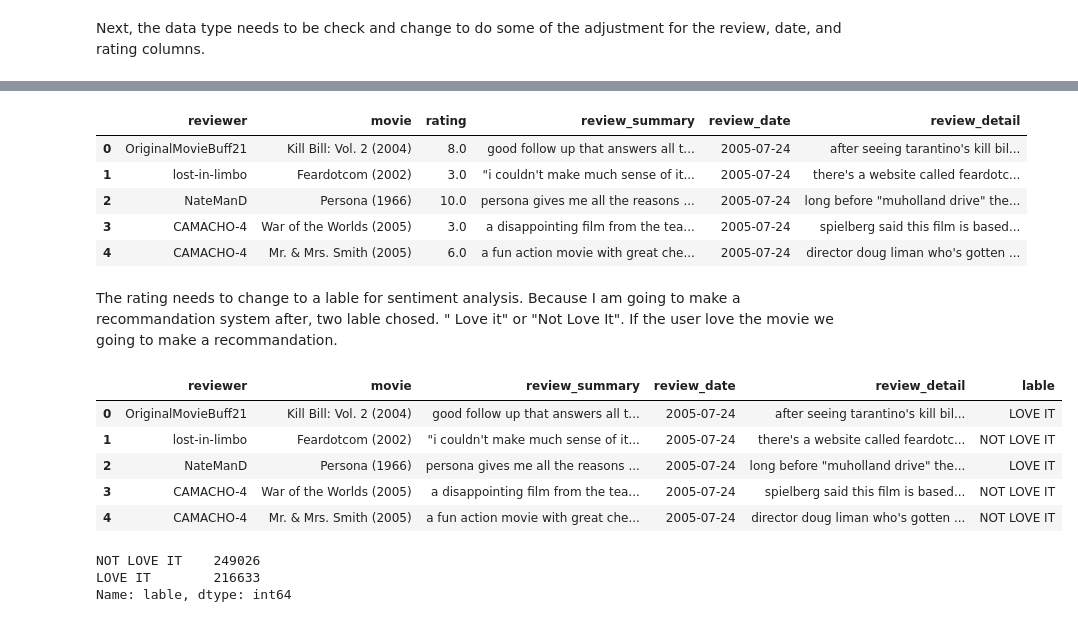
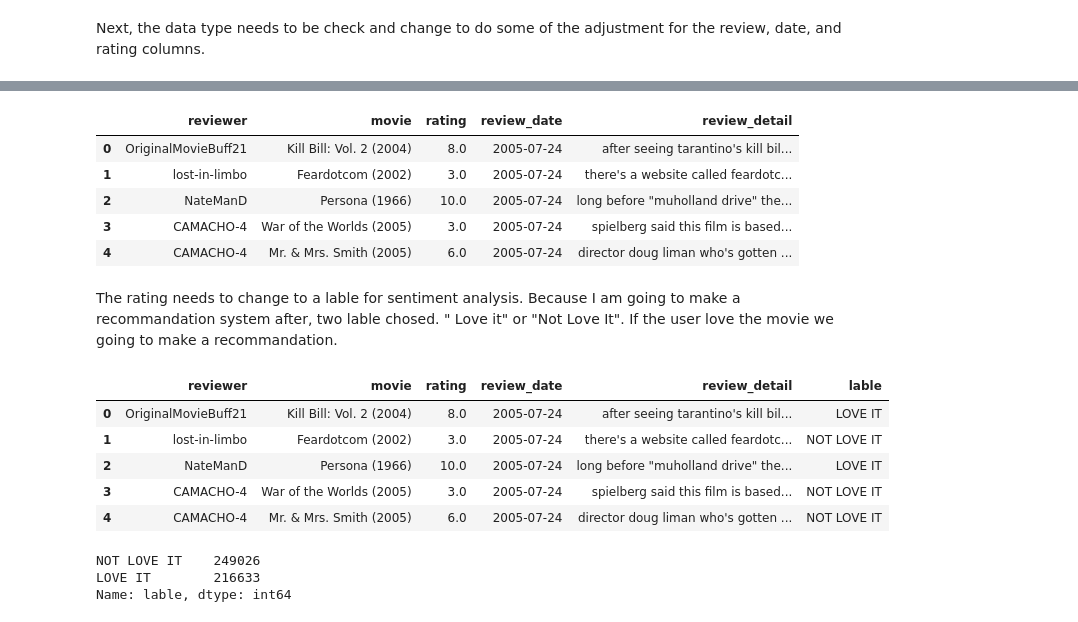
Before and after one commit to AminKafka/Review-Sentiment-Analysis-with-Recommendation-System, a Jupyter notebook: notebooks/01 - Data Wrangling.ipynb, the cells around one changed output, grey strips where cells are left out. Saved outputs shown, nothing was run; the diff lists cells and outputs as text; code cells hidden in the pictures.

```diff
--- a/notebooks/01 - Data Wrangling.ipynb
+++ b/notebooks/01 - Data Wrangling.ipynb
@@ -75,7 +75,7 @@ dtype: object
 Next, the data type needs to be check and change to do some of the adjustment for the review, date, and rating columns.
 # %%
 #Droping the columns that are not related
-review.drop(columns=['review_id','spoiler_tag','helpful'],inplace=True)
+review.drop(columns=['review_id','spoiler_tag','helpful','review_summary'],inplace=True)
 # %%
 review.head()
 # %% [output]
@@ -102,11 +101,9 @@ dtype: object
 # %%
 #Remove the comma and dot from the review
 review.review_detail = review.review_detail.str.replace(',','').replace('.','')
-review.review_summary = review.review_summary.str.replace(',','').replace('.','')
 # %%
 #Makes all the review lowercase
 review.review_detail = review.review_detail.str.lower()
-review.review_summary = review.review_summary.str.lower()
 # %%
 #Change the type of the review date to datetime
 review.review_date = pd.to_datetime(review.review_date)
@@ -123,12 +119,12 @@ dtype: object
 # %%
 review.head()
 # %% [output]
-|  | reviewer | movie | rating | review_summary | review_date | review_detail |
-| 0 | OriginalMovieBuff21 | Kill Bill: Vol. 2 (2004) | 8.0 | good follow up that answers all t... | 2005-07-24 | after seeing tarantino's kill bil... |
-| 1 | lost-in-limbo | Feardotcom (2002) | 3.0 | "i couldn't make much sense of it... | 2005-07-24 | there's a website called feardotc... |
-| 2 | NateManD | Persona (1966) | 10.0 | persona gives me all the reasons ... | 2005-07-24 | long before "muholland drive" the... |
-| 3 | CAMACHO-4 | War of the Worlds (2005) | 3.0 | a disappointing film from the tea... | 2005-07-24 | spielberg said this film is based... |
-| 4 | CAMACHO-4 | Mr. & Mrs. Smith (2005) | 6.0 | a fun action movie with great che... | 2005-07-24 | director doug liman who's gotten ... |
+|  | reviewer | movie | rating | review_date | review_detail |
+| 0 | OriginalMovieBuff21 | Kill Bill: Vol. 2 (2004) | 8.0 | 2005-07-24 | after seeing tarantino's kill bil... |
+| 1 | lost-in-limbo | Feardotcom (2002) | 3.0 | 2005-07-24 | there's a website called feardotc... |
+| 2 | NateManD | Persona (1966) | 10.0 | 2005-07-24 | long before "muholland drive" the... |
+| 3 | CAMACHO-4 | War of the Worlds (2005) | 3.0 | 2005-07-24 | spielberg said this film is based... |
+| 4 | CAMACHO-4 | Mr. & Mrs. Smith (2005) | 6.0 | 2005-07-24 | director doug liman who's gotten ... |
 # %% [markdown]
 The rating needs to change to a lable for sentiment analysis. Because I am going to make a recommandation system after, two lable chosed. " Love it" or "Not Love It". If the user love the movie we going to make a recommandation.
 # %%
@@ -141,15 +137,15 @@ def conditions(review):
 
 review['lable'] = review.apply(conditions, axis=1)
 # %%
-review.drop(columns=['rating'],inplace=True)
+#review.drop(columns=['rating'],inplace=True)
 review.head()
 # %% [output]
-|  | reviewer | movie | review_summary | review_date | review_detail | lable |
-| 0 | OriginalMovieBuff21 | Kill Bill: Vol. 2 (2004) | good follow up that answers all t... | 2005-07-24 | after seeing tarantino's kill bil... | LOVE IT |
-| 1 | lost-in-limbo | Feardotcom (2002) | "i couldn't make much sense of it... | 2005-07-24 | there's a website called feardotc... | NOT LOVE IT |
-| 2 | NateManD | Persona (1966) | persona gives me all the reasons ... | 2005-07-24 | long before "muholland drive" the... | LOVE IT |
-| 3 | CAMACHO-4 | War of the Worlds (2005) | a disappointing film from the tea... | 2005-07-24 | spielberg said this film is based... | NOT LOVE IT |
-| 4 | CAMACHO-4 | Mr. & Mrs. Smith (2005) | a fun action movie with great che... | 2005-07-24 | director doug liman who's gotten ... | NOT LOVE IT |
+|  | reviewer | movie | rating | review_date | review_detail | lable |
+| 0 | OriginalMovieBuff21 | Kill Bill: Vol. 2 (2004) | 8.0 | 2005-07-24 | after seeing tarantino's kill bil... | LOVE IT |
+| 1 | lost-in-limbo | Feardotcom (2002) | 3.0 | 2005-07-24 | there's a website called feardotc... | NOT LOVE IT |
+| 2 | NateManD | Persona (1966) | 10.0 | 2005-07-24 | long before "muholland drive" the... | LOVE IT |
+| 3 | CAMACHO-4 | War of the Worlds (2005) | 3.0 | 2005-07-24 | spielberg said this film is based... | NOT LOVE IT |
+| 4 | CAMACHO-4 | Mr. & Mrs. Smith (2005) | 6.0 | 2005-07-24 | director doug liman who's gotten ... | NOT LOVE IT |
 # %%
 review.lable.value_counts()
 # %% [output]
```
Also changed, not shown: parts of 20 cells of this notebook, 6 other files.
